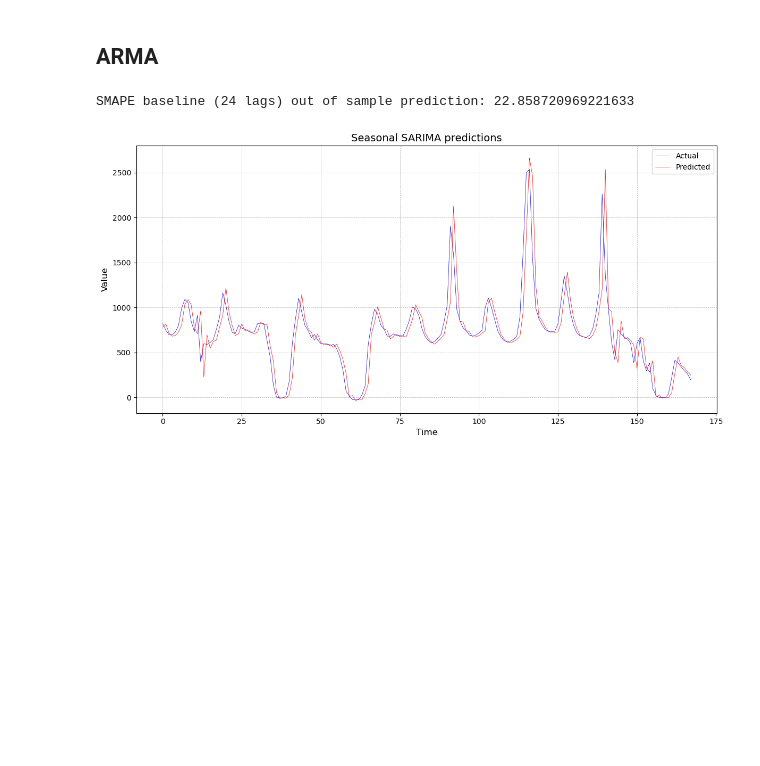
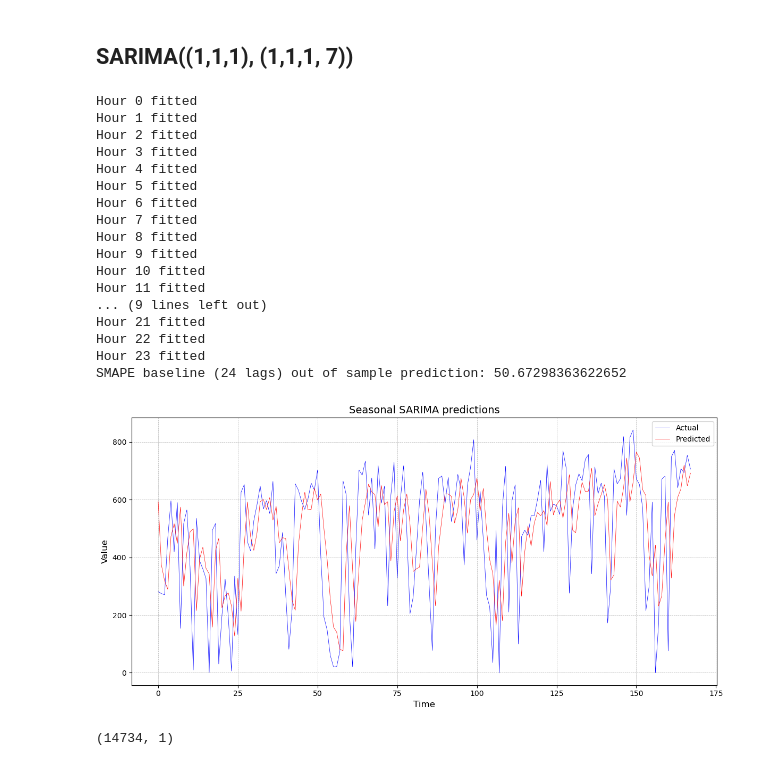
Before and after one commit to peterravn/Seminar-Adv-Finance, a Jupyter notebook: 5. SARIMAX Test.ipynb, the cells around one changed output. Drawn from its saved outputs; the diff is of its cells as text; code cells hidden in the pictures; blank space fills up the shorter version.

Commit message:
PLR: Opdateret 24 timer data

```diff
--- a/5. SARIMAX Test.ipynb
+++ b/5. SARIMAX Test.ipynb
@@ -81,30 +64,63 @@ plot_actual_vs_predicted(y_test, predictions, "Seasonal SARIMA predictions")
-# %% [markdown]
-## ARMA
+# %% [markdown]
+## SARIMA((1,1,1), (1,1,1, 7))
 # %%
+# Fit SARIMAX model
+# Replace (p, d, q) and (P, D, Q, s) with appropriate orders based on your data
 p, d, q = 1, 0, 1
-P, D, Q, s = 0, 0, 0, 0  # No seasonal component for simplicity
+P, D, Q, s = 1, 0, 1, 7
 
 smoother_output = 0
 
-model = SARIMAX(
-    y_train,
-    order=(p, d, q),
-    seasonal_order=(P, D, Q, s),
-    **{'smoother_output': smoother_output}
-)
-results = model.fit(disp=False)
+predictions_dict = {}
 
-# Use the model to predict without refitting
-new_results = results.append(y_test, refit=False)
+for hour in range(24):
+    model = SARIMAX(
+        y_train[hour],
+        order=(p, d, q),
+        seasonal_order=(P, D, Q, s),
+        **{'smoother_output': smoother_output}
+    )
+    results = model.fit(disp=False, maxiter=10000)
 
-# Get predictions for the test period
-predictions = new_results.predict(start=len(y_train), end=len(y_train) + len(y_test) - 1)
+    # Use the model to predict without refitting
+    new_results = results.append(y_test[hour], refit=False)
 
-smape_baseline = smape(y_test, predictions)
+    # Get predictions for the test period
+    predictions = new_results.predict(start=len(y_train[hour]), end=len(y_train[hour]) + len(y_test[hour]) - 1)
+
+    predictions_dict[hour] = predictions
+
+    print(f'Hour {hour} fitted')
+
+combined_predictions = np.concatenate([predictions_dict[hour] for hour in range(24)], axis=0).reshape(-1, 1)
+
+combined_test = np.concatenate([y_test[hour] for hour in range(24)], axis=0)
+
+smape_baseline = smape(combined_test, combined_predictions)
 
 print(f'SMAPE baseline (24 lags) out of sample prediction: {smape_baseline}')
 
-plot_actual_vs_predicted(y_test, predictions, "Seasonal SARIMA predictions")
+plot_actual_vs_predicted(combined_test, combined_predictions, "Seasonal SARIMA predictions")
 # %% [output]
-SMAPE baseline (24 lags) out of sample prediction: 22.858720969221633
+Hour 0 fitted
+Hour 1 fitted
+Hour 2 fitted
+Hour 3 fitted
+Hour 4 fitted
+Hour 5 fitted
+Hour 6 fitted
+Hour 7 fitted
+Hour 8 fitted
+Hour 9 fitted
+Hour 10 fitted
+Hour 11 fitted
+... (9 lines left out)
+Hour 21 fitted
+Hour 22 fitted
+Hour 23 fitted
+SMAPE baseline (24 lags) out of sample prediction: 50.67298363622652
-[figure, old version]
+[figure, new version]
+# %%
+combined_predictions.shape
+# %% [output]
+(14734, 1)
```
Also changed, not shown: parts of 5 cells of this notebook, 27 other files.
